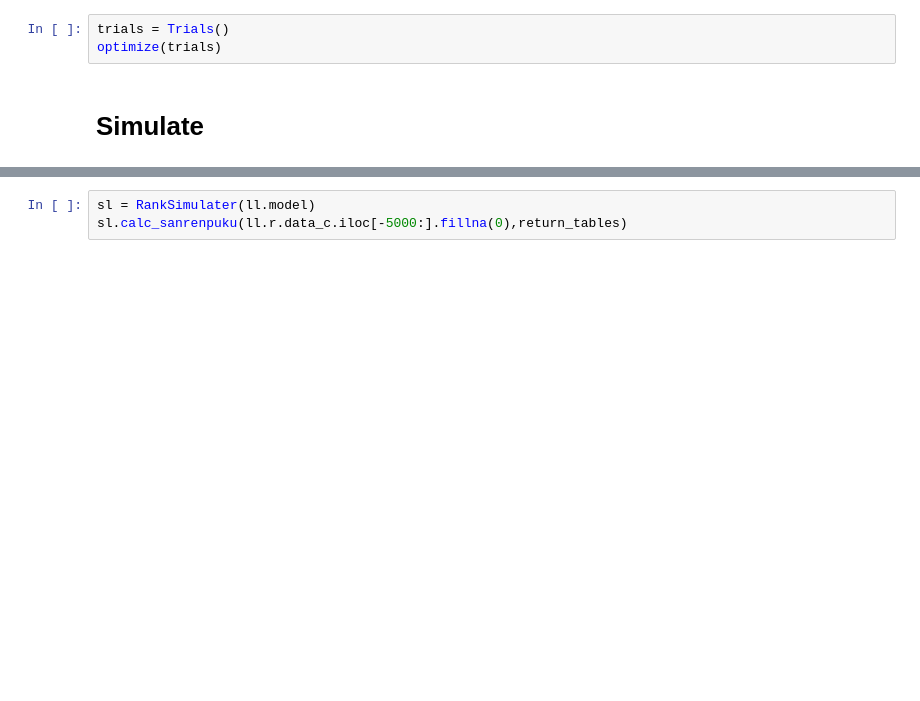
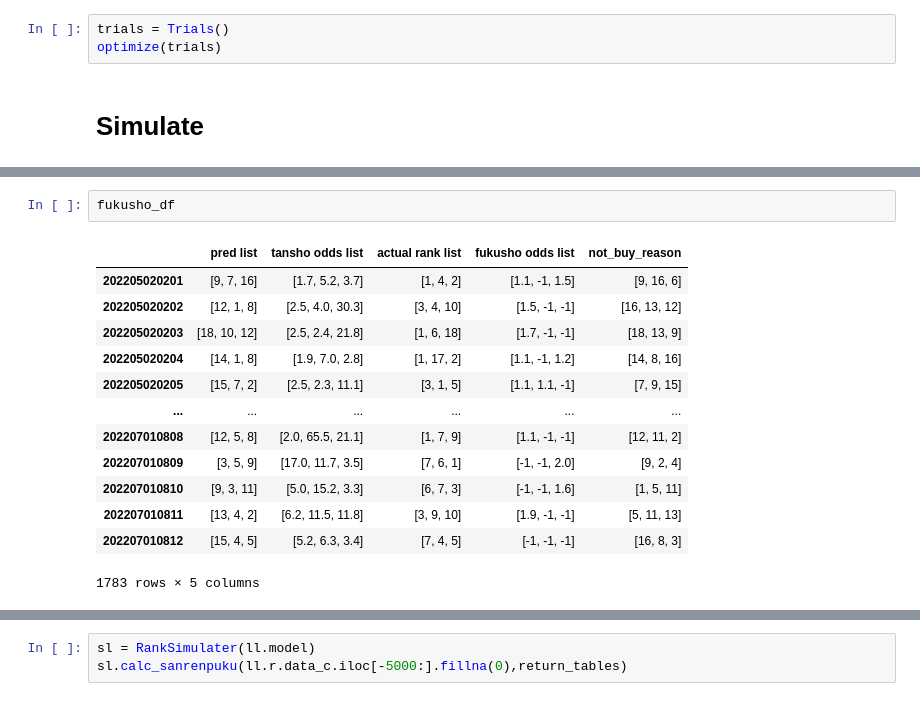
Before and after one commit to yodarjeering/horse, a Jupyter notebook: Rank.ipynb, the cells around one changed output, grey strips where cells are left out. Drawn from its saved outputs; the diff is of its cells as text; blank space fills up the shorter version.

Commit message:
make fukusho

```diff
--- a/Rank.ipynb
+++ b/Rank.ipynb
@@ -227,0 +213,16 @@ Name: profit, Length: 1783, dtype: object
+# %%
+fukusho_df
+# %% [output]
+|  | pred list | tansho odds list | actual rank list | fukusho odds list | not_buy_reason |
+| 202205020201 | [9, 7, 16] | [1.7, 5.2, 3.7] | [1, 4, 2] | [1.1, -1, 1.5] | [9, 16, 6] |
+| 202205020202 | [12, 1, 8] | [2.5, 4.0, 30.3] | [3, 4, 10] | [1.5, -1, -1] | [16, 13, 12] |
+| 202205020203 | [18, 10, 12] | [2.5, 2.4, 21.8] | [1, 6, 18] | [1.7, -1, -1] | [18, 13, 9] |
+| 202205020204 | [14, 1, 8] | [1.9, 7.0, 2.8] | [1, 17, 2] | [1.1, -1, 1.2] | [14, 8, 16] |
+| 202205020205 | [15, 7, 2] | [2.5, 2.3, 11.1] | [3, 1, 5] | [1.1, 1.1, -1] | [7, 9, 15] |
+| ... | ... | ... | ... | ... | ... |
+| 202207010808 | [12, 5, 8] | [2.0, 65.5, 21.1] | [1, 7, 9] | [1.1, -1, -1] | [12, 11, 2] |
+| 202207010809 | [3, 5, 9] | [17.0, 11.7, 3.5] | [7, 6, 1] | [-1, -1, 2.0] | [9, 2, 4] |
+| 202207010810 | [9, 3, 11] | [5.0, 15.2, 3.3] | [6, 7, 3] | [-1, -1, 1.6] | [1, 5, 11] |
+| 202207010811 | [13, 4, 2] | [6.2, 11.5, 11.8] | [3, 9, 10] | [1.9, -1, -1] | [5, 11, 13] |
+| 202207010812 | [15, 4, 5] | [5.2, 6.3, 3.4] | [7, 4, 5] | [-1, -1, -1] | [16, 8, 3] |
+1783 rows × 5 columns
```
Also changed, not shown: parts of 7 cells of this notebook, 1 other file.
